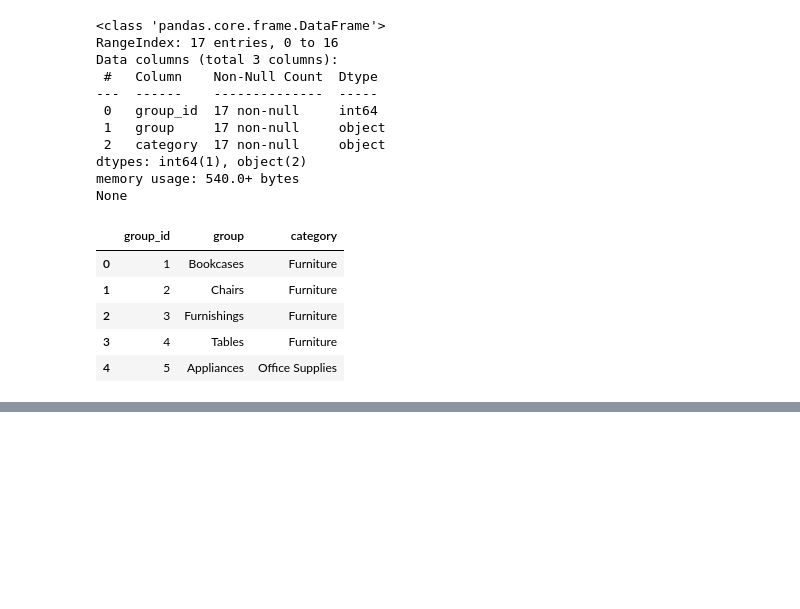
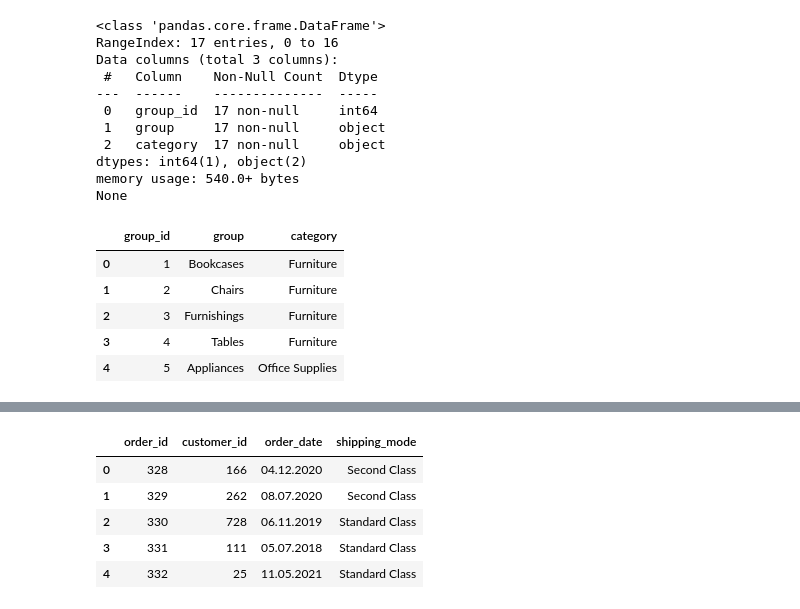
Before and after one commit to dawid-platek/Python_kajodata_course, a Jupyter notebook: PROJECT/Project.ipynb, the cells around one changed output, grey strips where cells are left out. Saved outputs shown, nothing was run; the diff lists cells and outputs as text; code cells hidden in the pictures; blank space fills up the shorter version.

```diff
--- a/PROJECT/Project.ipynb
+++ b/PROJECT/Project.ipynb
@@ -195,0 +210,10 @@ None
+# %%
+df_orders = df_orders.drop(columns=['shipping_date', 'delivery_country', 'delivery_city', 'delivery_state', 'delivery_zip_code', 'return'])
+df_orders.head()
+# %% [output]
+|  | order_id | customer_id | order_date | shipping_mode |
+| 0 | 328 | 166 | 04.12.2020 | Second Class |
+| 1 | 329 | 262 | 08.07.2020 | Second Class |
+| 2 | 330 | 728 | 06.11.2019 | Standard Class |
+| 3 | 331 | 111 | 05.07.2018 | Standard Class |
+| 4 | 332 | 25 | 11.05.2021 | Standard Class |
```
Also changed, not shown: parts of 10 cells of this notebook.
